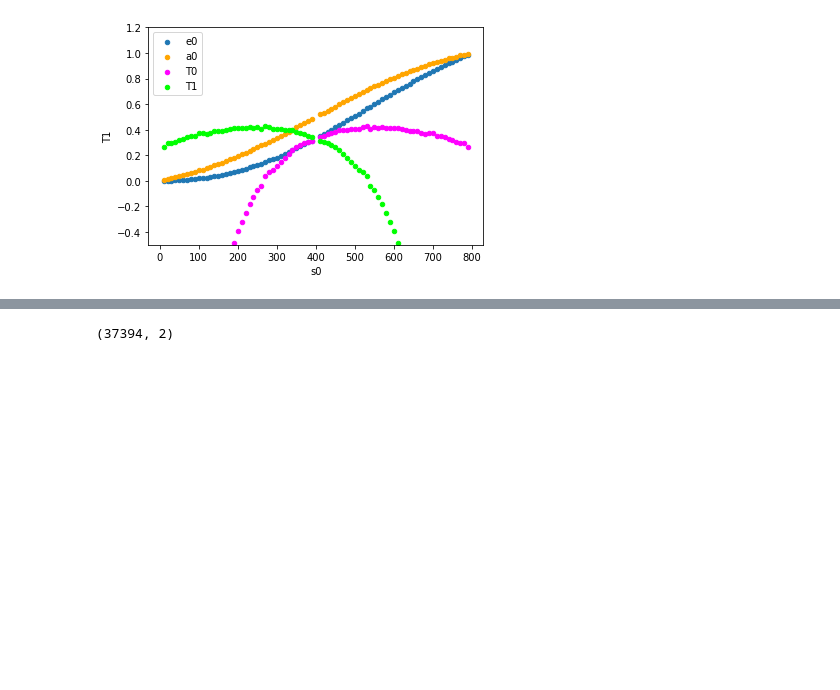
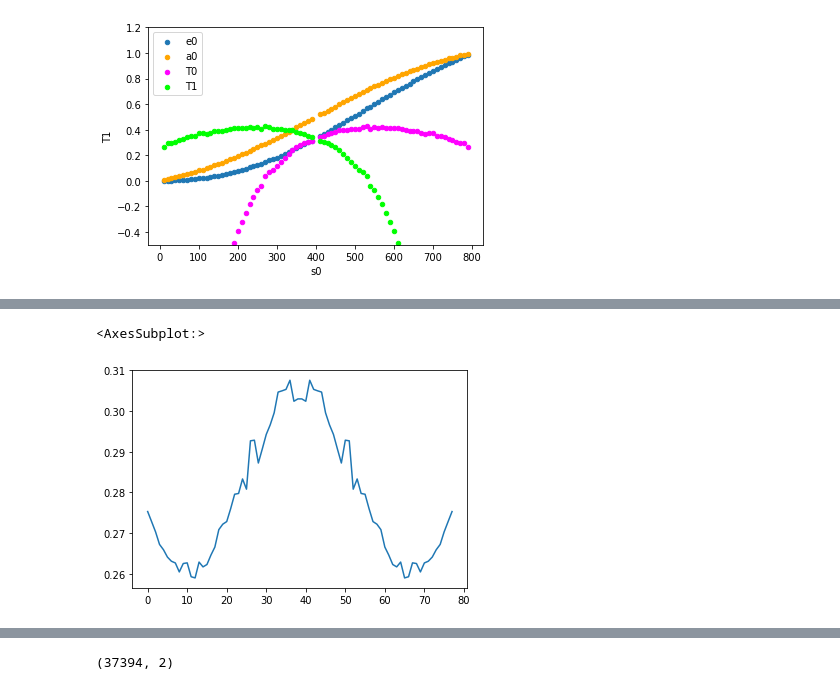
Before and after one commit to piratepeel/MultiscaleMixing, a Jupyter notebook: notebooks/Mixing vs. Community Size.ipynb, the cells around one changed output, grey strips where cells are left out. Saved outputs shown, nothing was run; the diff lists cells and outputs as text; code cells hidden in the pictures; blank space fills up the shorter version.

```diff
--- a/notebooks/Mixing vs. Community Size.ipynb
+++ b/notebooks/Mixing vs. Community Size.ipynb
@@ -174,0 +197,5 @@ TODO:  Compute gamma and validate that Q is fixed across s0 scores.  Then plug i
+# %%
+(dff.e0 - 10*gamma * dff.a0**2 + dff.e1 - 10*gamma * dff.a1**2).plot()
+# %% [output]
+<AxesSubplot:>
+[figure, added]
```
Also changed, not shown: parts of 9 cells of this notebook, 2 other files.
